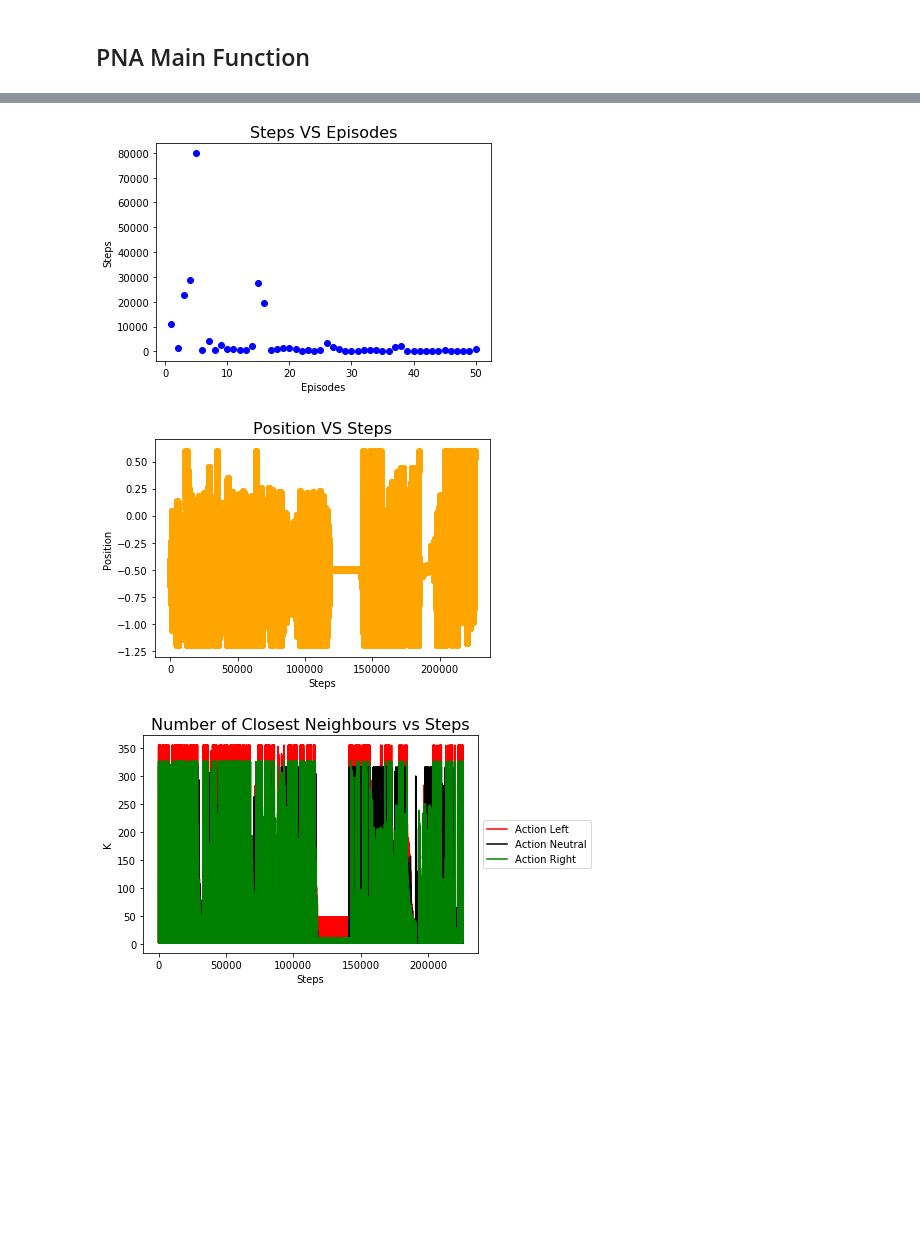
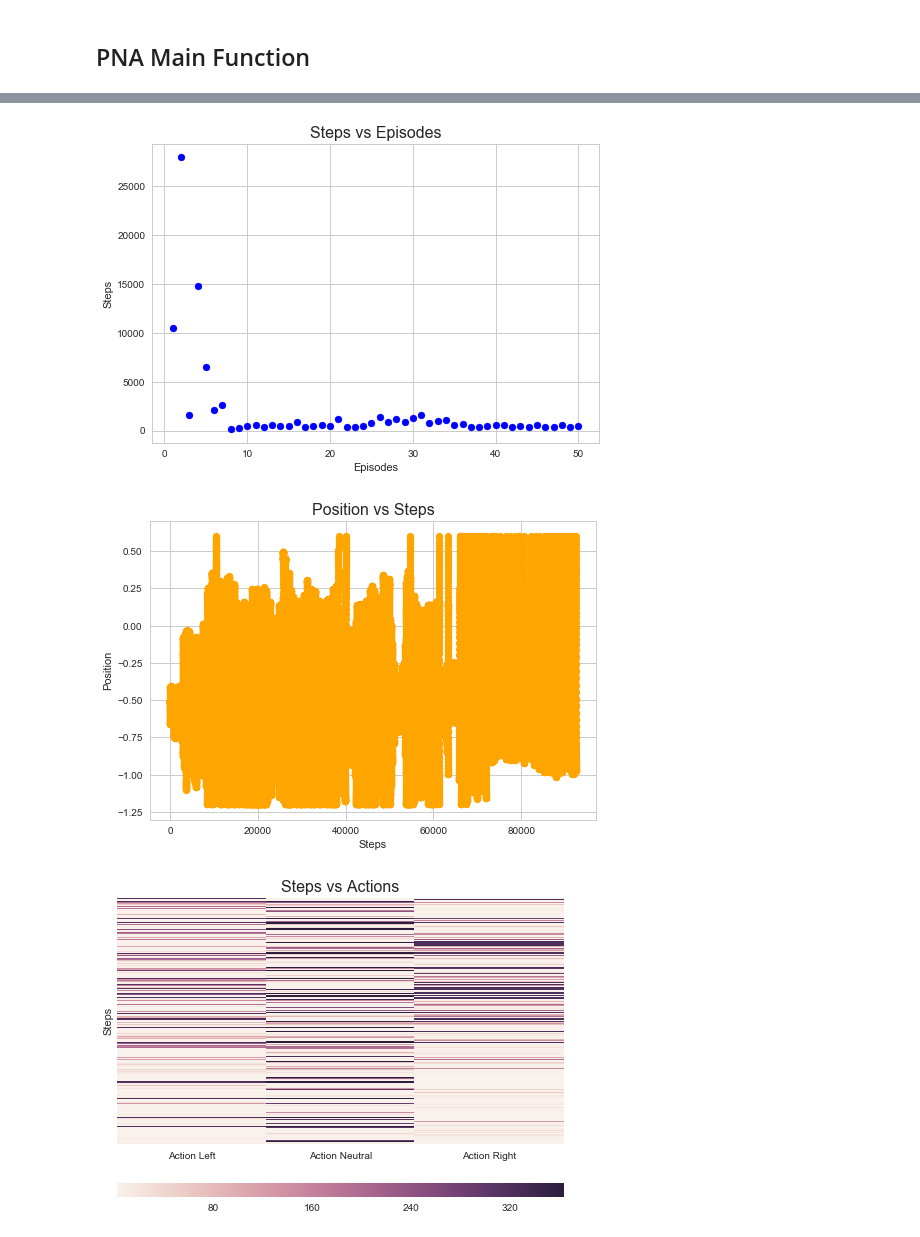
Before and after one commit to maleakhiw/Pessimistic-Neighbourhood-Aggregation-for-States-in-Reinforcement-Learning, a Jupyter notebook: PNA.ipynb, the cells around one changed output, grey strips where cells are left out. Cells and saved outputs as stored; diff of their text form; code cells hidden in the pictures; blank space fills up the shorter version.

Commit message:
Add heatmap, seaborn

```diff
--- a/PNA.ipynb
+++ b/PNA.ipynb
@@ -14,4 +17,7 @@ import pandas as pd
 from IPython.display import display, clear_output
+# %%
+# Set grid color for seaborn
+sns.set(style="whitegrid")
 # %% [markdown]
 ## Mountain Car Environment
 # %% [markdown]
@@ -117,7 +123,7 @@ class KNNAgent:
     INITIAL_VALUE = -1
 
     ACTIONS = [-1, 0, 1]
-    GAMMA = 0.95
+    GAMMA = 0.995
     EPSILON = 0.05
 
     INDEX_DISTANCE = 0
@@ -448,7 +454,7 @@ class PNAAgent:
     INITIAL_VALUE = -1
 
     ACTIONS = [-1, 0, 1]
-    GAMMA = 0.95
+    GAMMA = 0.995
     EPSILON = 0.05
     C = 0.1 # UCB constant
 
@@ -809,36 +815,39 @@ for i in range(training_iteration):
 # %%
 # Create graph for step vs episodes
 y = count_step
 x = np.arange(1, len(y) + 1)
 plt.scatter(x, y, color="blue")
-plt.title("Steps VS Episodes", fontsize=16)
+plt.title("Steps vs Episodes", fontsize=16)
 plt.xlabel("Episodes")
 plt.ylabel("Steps")
 
 plt.show()
 
 # Create graph for position vs step
 y2 = trajectories
 x2 = np.arange(1, len(y2) + 1)
 plt.scatter(x2, y2, color="orange")
-plt.title("Position VS Steps", fontsize=16)
+plt.title("Position vs Steps", fontsize=16)
 plt.xlabel("Steps")
 plt.ylabel("Position")
 
 plt.show()
 
-# Create graph showing the k
-x3 = np.arange(1, len(k_left) + 1)
-plt.plot(x3, k_left, 'r-', label="Action Left")
-plt.plot(x3, k_neutral, 'k-', label="Action Neutral")
-plt.plot(x3, k_right, 'g-', label="Action Right")
-plt.legend(loc='center left', bbox_to_anchor=(1, 0.5))
-plt.title("Number of Closest Neighbours vs Steps", fontsize=16)
-plt.xlabel("Steps")
-plt.ylabel("K")
+# Create heatmap showing the k
+data = pd.DataFrame()
+data["Action Left"] = k_left
+data["Action Neutral"] = k_neutral
+data["Action Right"] = k_right
+data["Steps"] = np.arange(1, len(k_left) + 1)
+data.set_index("Steps", inplace=True)
+
+grid_kws = {"height_ratios": (.9, .05), "hspace": .3}
+f, (ax, cbar_ax) = plt.subplots(2, gridspec_kw=grid_kws)
+ax = sns.heatmap(data, ax=ax, cbar_ax=cbar_ax, cbar_kws={"orientation": "horizontal"}, yticklabels=False)
+ax.set_title("Steps vs Actions", fontsize=16)
 
 plt.show()
 # %% [output]
-[figure, old version]
+[figure, new version]
-[figure, old version]
+[figure, new version]
-[figure, old version]
+[figure, new version]
```
Also changed, not shown: parts of 4 cells of this notebook.
